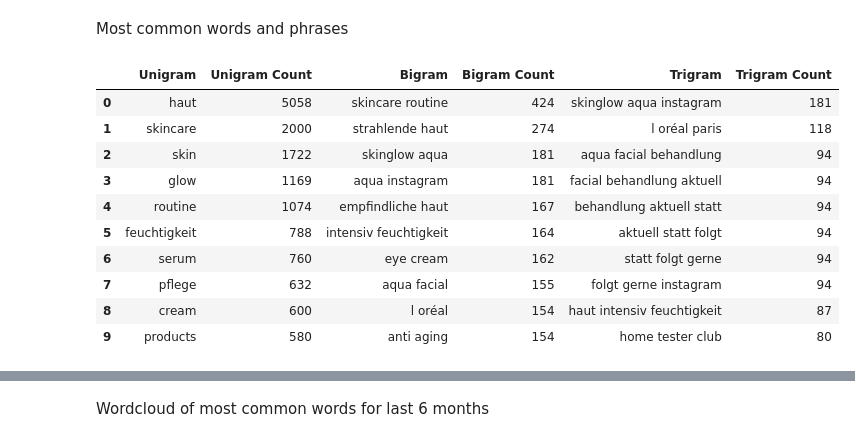
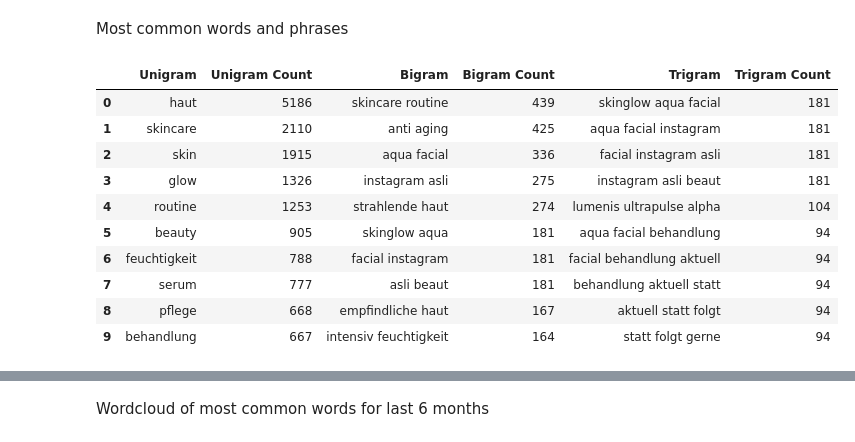
Before and after one commit to Hannah1171/skincare_analysis, a Jupyter notebook: data_exploration/common_words_caption.ipynb, the cells around one changed output, grey strips where cells are left out. Drawn from its saved outputs; the diff is of its cells as text; code cells hidden in the pictures.

```diff
--- a/data_exploration/common_words_caption.ipynb
+++ b/data_exploration/common_words_caption.ipynb
@@ -3,6 +3,7 @@ import pandas as pd
 import matplotlib.pyplot as plt
 import nltk
 import re
+import seaborn as sns
 from nltk.corpus import stopwords
 from nltk.tokenize import word_tokenize
 from collections import Counter
@@ -10,6 +11,7 @@ from datetime import datetime
 import pytz
 from wordcloud import WordCloud
 from nltk.util import ngrams
+from datetime import datetime
 
 # Download NLTK Ressourcen
 nltk.download("punkt")
@@ -18,13 +20,19 @@ nltk.download("stopwords")
 
 # Load dataset
 df = pd.read_csv("../data/posts_hashtags_selected_columns.csv")
+
 # Convert timestamp column to datetime
 df["createTimeISO"] = pd.to_datetime(df["createTimeISO"])
 
+# Add week column
+df["week"] = df["createTimeISO"].dt.to_period("W").dt.start_time
+
 # Filter to last 6 months
-from datetime import datetime
 six_months_ago = pd.Timestamp(datetime.today() - pd.DateOffset(months=6), tz="UTC")
 df = df[df["createTimeISO"] >= six_months_ago]
+
+# Filter to only include English and German posts
+df = df[df["textLanguage"].isin(["english", "german"])]
 
 # Keep only rows with non-empty captions and remove hashtags
 df = df[df["text"].notna()]
@@ -122,39 +114,39 @@ df_topwords.head(20)
 Most common words and phrases
 # %%
 # Tokenisation
-df["caption_tokens"] = df["text"].apply(lambda x: [w for w in word_tokenize(x.lower()) if w.isalpha() and w not in combined_stopwords])
+#df["tokens"] = df["text"].apply(lambda x: [w for w in word_tokenize(x.lower()) if w.isalpha() and w not in combined_stopwords])
 
 # Flattened unigram list
-all_unigrams = [word for tokens in df["caption_tokens"] for word in tokens]
+all_unigrams = [word for tokens in df["tokens"] for word in tokens]
 
 # Flattened bigram and trigram lists
-all_bigrams = [" ".join(bg) for tokens in df["caption_tokens"] for bg in ngrams(tokens, 2)]
-all_trigrams = [" ".join(tg) for tokens in df["caption_tokens"] for tg in ngrams(tokens, 3)]
+all_bigrams = [" ".join(bg) for tokens in df["tokens"] for bg in ngrams(tokens, 2)]
+all_trigrams = [" ".join(tg) for tokens in df["tokens"] for tg in ngrams(tokens, 3)]
 
 # Top 10
 top10_unigrams = Counter(all_unigrams).most_common(10)
 top10_bigrams = Counter(all_bigrams).most_common(10)
 top10_trigrams = Counter(all_trigrams).most_common(10)
 
 # Convert to DataFrames
 df_uni = pd.DataFrame(top10_unigrams, columns=["Unigram", "Unigram Count"])
 df_bi = pd.DataFrame(top10_bigrams, columns=["Bigram", "Bigram Count"])
 df_tri = pd.DataFrame(top10_trigrams, columns=["Trigram", "Trigram Count"])
 
 # Combine side by side
 df_side_by_side = pd.concat([df_uni, df_bi, df_tri], axis=1)
 
 # Display
 df_side_by_side
 # %% [output]
 |  | Unigram | Unigram Count | Bigram | Bigram Count | Trigram | Trigram Count |
-| 0 | haut | 5058 | skincare routine | 424 | skinglow aqua instagram | 181 |
-| 1 | skincare | 2000 | strahlende haut | 274 | l oréal paris | 118 |
-| 2 | skin | 1722 | skinglow aqua | 181 | aqua facial behandlung | 94 |
-| 3 | glow | 1169 | aqua instagram | 181 | facial behandlung aktuell | 94 |
-| 4 | routine | 1074 | empfindliche haut | 167 | behandlung aktuell statt | 94 |
-| 5 | feuchtigkeit | 788 | intensiv feuchtigkeit | 164 | aktuell statt folgt | 94 |
-| 6 | serum | 760 | eye cream | 162 | statt folgt gerne | 94 |
-| 7 | pflege | 632 | aqua facial | 155 | folgt gerne instagram | 94 |
-| 8 | cream | 600 | l oréal | 154 | haut intensiv feuchtigkeit | 87 |
-| 9 | products | 580 | anti aging | 154 | home tester club | 80 |
+| 0 | haut | 5186 | skincare routine | 439 | skinglow aqua facial | 181 |
+| 1 | skincare | 2110 | anti aging | 425 | aqua facial instagram | 181 |
+| 2 | skin | 1915 | aqua facial | 336 | facial instagram asli | 181 |
+| 3 | glow | 1326 | instagram asli | 275 | instagram asli beaut | 181 |
+| 4 | routine | 1253 | strahlende haut | 274 | lumenis ultrapulse alpha | 104 |
+| 5 | beauty | 905 | skinglow aqua | 181 | aqua facial behandlung | 94 |
+| 6 | feuchtigkeit | 788 | facial instagram | 181 | facial behandlung aktuell | 94 |
+| 7 | serum | 777 | asli beaut | 181 | behandlung aktuell statt | 94 |
+| 8 | pflege | 668 | empfindliche haut | 167 | aktuell statt folgt | 94 |
+| 9 | behandlung | 667 | intensiv feuchtigkeit | 164 | statt folgt gerne | 94 |
```
Also changed, not shown: parts of 8 cells of this notebook, 1 other file.
